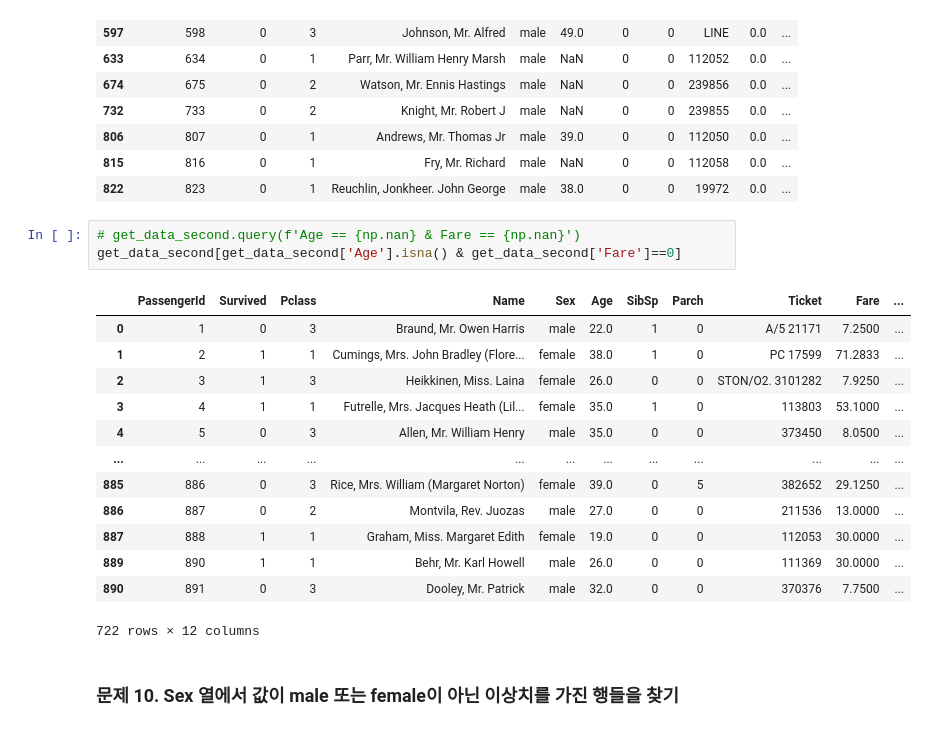
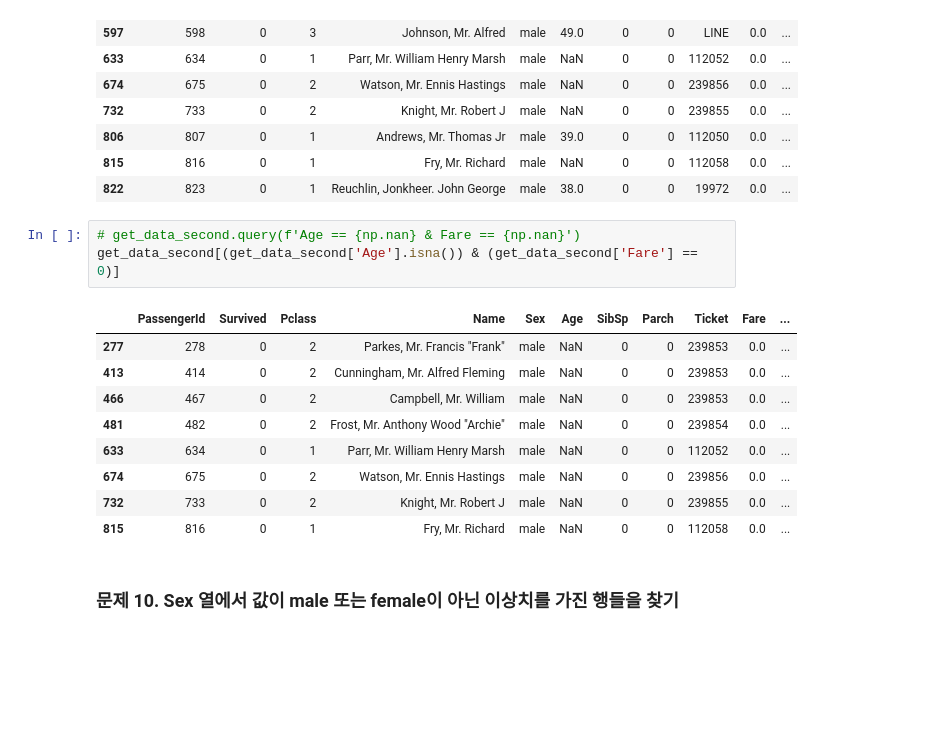
Before and after one commit to entangelk/study_data_analytics, a Jupyter notebook: docs/quests/EDAs/preprocessing_titanic_train.ipynb, the cells around one changed output. Cells and saved outputs as stored; diff of their text form; blank space fills up the shorter version.

```diff
--- a/docs/quests/EDAs/preprocessing_titanic_train.ipynb
+++ b/docs/quests/EDAs/preprocessing_titanic_train.ipynb
@@ -317,21 +317,17 @@ get_data_second[get_data_second['Fare']==0]
 | 822 | 823 | 0 | 1 | Reuchlin, Jonkheer. John George | male | 38.0 | 0 | 0 | 19972 | 0.0 | ... |
 # %%
 # get_data_second.query(f'Age == {np.nan} & Fare == {np.nan}')
-get_data_second[get_data_second['Age'].isna() & get_data_second['Fare']==0]
+get_data_second[(get_data_second['Age'].isna()) & (get_data_second['Fare'] == 0)]
 # %% [output]
 |  | PassengerId | Survived | Pclass | Name | Sex | Age | SibSp | Parch | Ticket | Fare | ... |
-| 0 | 1 | 0 | 3 | Braund, Mr. Owen Harris | male | 22.0 | 1 | 0 | A/5 21171 | 7.2500 | ... |
-| 1 | 2 | 1 | 1 | Cumings, Mrs. John Bradley (Flore... | female | 38.0 | 1 | 0 | PC 17599 | 71.2833 | ... |
-| 2 | 3 | 1 | 3 | Heikkinen, Miss. Laina | female | 26.0 | 0 | 0 | STON/O2. 3101282 | 7.9250 | ... |
-| 3 | 4 | 1 | 1 | Futrelle, Mrs. Jacques Heath (Lil... | female | 35.0 | 1 | 0 | 113803 | 53.1000 | ... |
-| 4 | 5 | 0 | 3 | Allen, Mr. William Henry | male | 35.0 | 0 | 0 | 373450 | 8.0500 | ... |
-| ... | ... | ... | ... | ... | ... | ... | ... | ... | ... | ... | ... |
-| 885 | 886 | 0 | 3 | Rice, Mrs. William (Margaret Norton) | female | 39.0 | 0 | 5 | 382652 | 29.1250 | ... |
-| 886 | 887 | 0 | 2 | Montvila, Rev. Juozas | male | 27.0 | 0 | 0 | 211536 | 13.0000 | ... |
-| 887 | 888 | 1 | 1 | Graham, Miss. Margaret Edith | female | 19.0 | 0 | 0 | 112053 | 30.0000 | ... |
-| 889 | 890 | 1 | 1 | Behr, Mr. Karl Howell | male | 26.0 | 0 | 0 | 111369 | 30.0000 | ... |
-| 890 | 891 | 0 | 3 | Dooley, Mr. Patrick | male | 32.0 | 0 | 0 | 370376 | 7.7500 | ... |
+| 277 | 278 | 0 | 2 | Parkes, Mr. Francis "Frank" | male | NaN | 0 | 0 | 239853 | 0.0 | ... |
+| 413 | 414 | 0 | 2 | Cunningham, Mr. Alfred Fleming | male | NaN | 0 | 0 | 239853 | 0.0 | ... |
+| 466 | 467 | 0 | 2 | Campbell, Mr. William | male | NaN | 0 | 0 | 239853 | 0.0 | ... |
+| 481 | 482 | 0 | 2 | Frost, Mr. Anthony Wood "Archie" | male | NaN | 0 | 0 | 239854 | 0.0 | ... |
+| 633 | 634 | 0 | 1 | Parr, Mr. William Henry Marsh | male | NaN | 0 | 0 | 112052 | 0.0 | ... |
+| 674 | 675 | 0 | 2 | Watson, Mr. Ennis Hastings | male | NaN | 0 | 0 | 239856 | 0.0 | ... |
+| 732 | 733 | 0 | 2 | Knight, Mr. Robert J | male | NaN | 0 | 0 | 239855 | 0.0 | ... |
+| 815 | 816 | 0 | 1 | Fry, Mr. Richard | male | NaN | 0 | 0 | 112058 | 0.0 | ... |
-722 rows × 12 columns
 # %% [markdown]
 ### 문제 10. Sex 열에서 값이 male 또는 female이 아닌 이상치를 가진 행들을 찾기
 # %%
```
Also changed, not shown: parts of 1 cell of this notebook.
